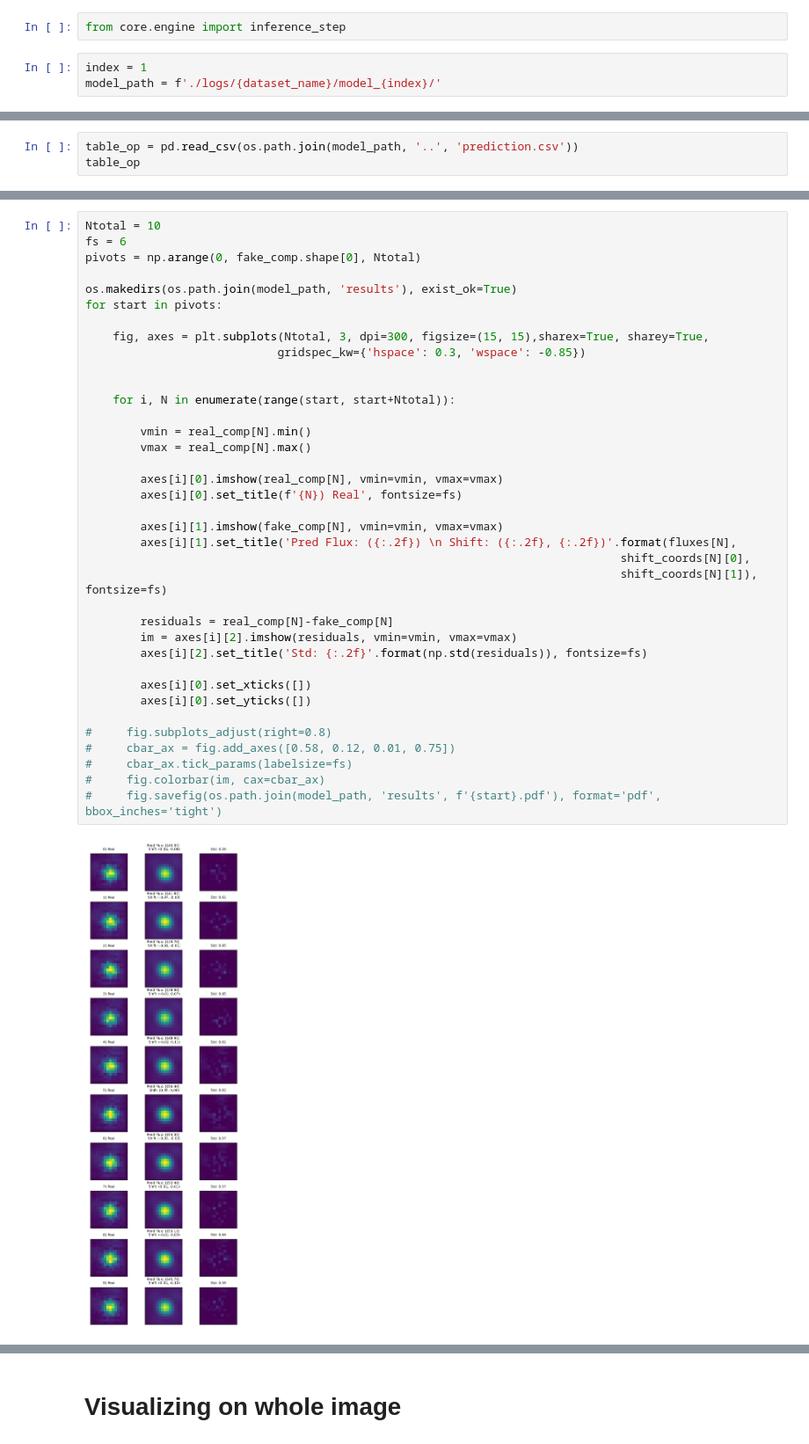
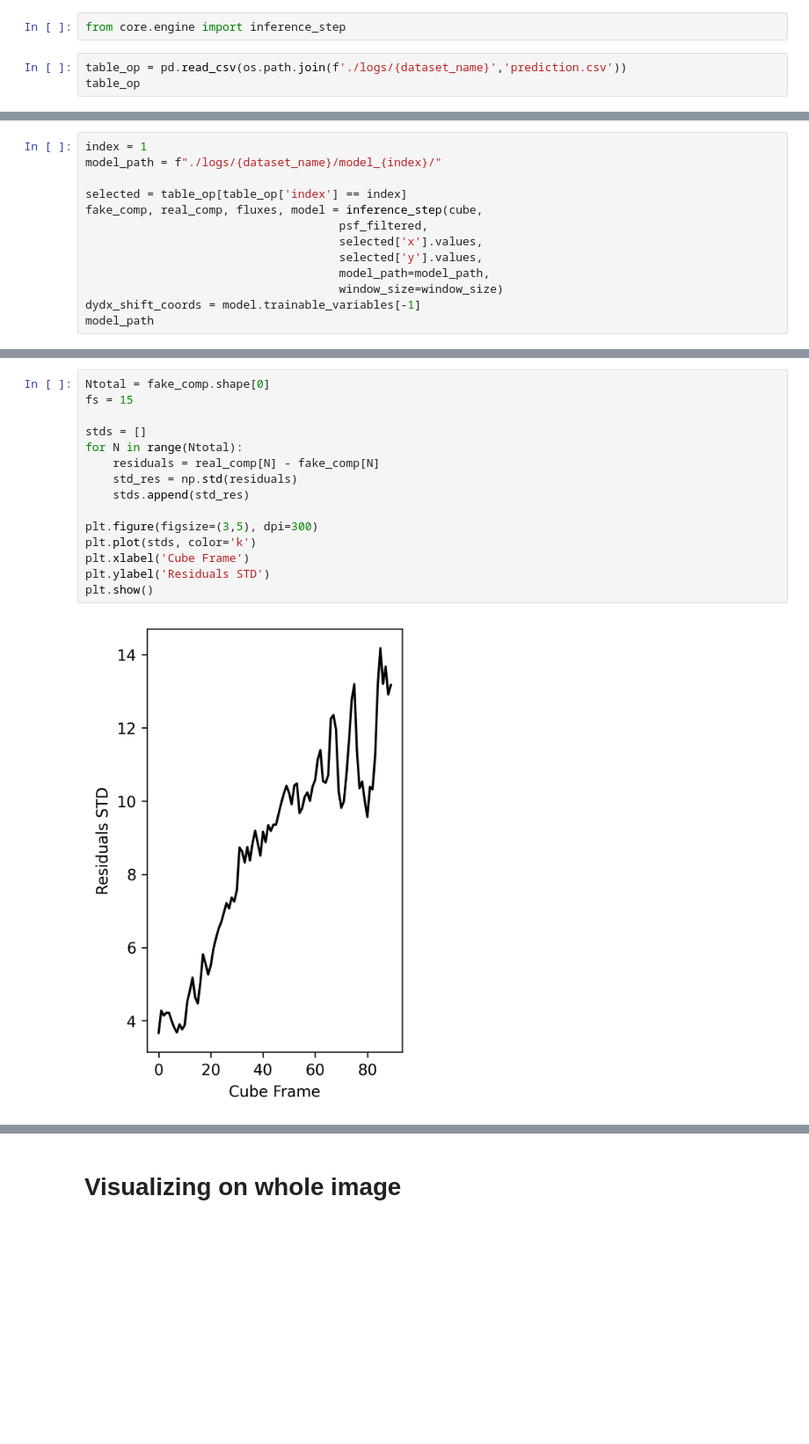
Before and after one commit to yemsnucleus/NEGFC, a Jupyter notebook: tutorial.ipynb, the cells around one changed output, grey strips where cells are left out. Shown at 88% size. Saved outputs shown, nothing was run; the diff lists cells and outputs as text; blank space fills up the shorter version.

```diff
--- a/tutorial.ipynb
+++ b/tutorial.ipynb
@@ -104,5 +122,5 @@ Wall time: 9min 12s
 # %%
 from core.engine import inference_step
 # %%
-index = 1
-model_path = f'./logs/{dataset_name}/model_{index}/'
+table_op = pd.read_csv(os.path.join(f'./logs/{dataset_name}','prediction.csv'))
+table_op
@@ -109,3 +131,0 @@ model_path = f'./logs/{dataset_name}/model_{index}/'
-# %%
-table_op = pd.read_csv(os.path.join(model_path, '..', 'prediction.csv'))
-table_op
@@ -140,0 +171,13 @@ shift_coords = model.trainable_variables[-1]
+# %%
+index = 1
+model_path = f"./logs/{dataset_name}/model_{index}/"
+
+selected = table_op[table_op['index'] == index]
+fake_comp, real_comp, fluxes, model = inference_step(cube,
+                                     psf_filtered,
+                                     selected['x'].values,
+                                     selected['y'].values,
+                                     model_path=model_path,
+                                     window_size=window_size)
+dydx_shift_coords = model.trainable_variables[-1]
+model_path
@@ -141,39 +203,17 @@ shift_coords = model.trainable_variables[-1]
 # %%
-Ntotal = 10
-fs = 6
-pivots = np.arange(0, fake_comp.shape[0], Ntotal)
+Ntotal = fake_comp.shape[0]
+fs = 15
 
-os.makedirs(os.path.join(model_path, 'results'), exist_ok=True)
-for start in pivots:
+stds = []
+for N in range(Ntotal):
+    residuals = real_comp[N] - fake_comp[N]
+    std_res = np.std(residuals)
+    stds.append(std_res)
 
-    fig, axes = plt.subplots(Ntotal, 3, dpi=300, figsize=(15, 15),sharex=True, sharey=True,
-                            gridspec_kw={'hspace': 0.3, 'wspace': -0.85})
-
-
-    for i, N in enumerate(range(start, start+Ntotal)):
-
-        vmin = real_comp[N].min()
-        vmax = real_comp[N].max()
-
-        axes[i][0].imshow(real_comp[N], vmin=vmin, vmax=vmax)
-        axes[i][0].set_title(f'{N}) Real', fontsize=fs)
-
-        axes[i][1].imshow(fake_comp[N], vmin=vmin, vmax=vmax)
-        axes[i][1].set_title('Pred Flux: ({:.2f}) \n Shift: ({:.2f}, {:.2f})'.format(fluxes[N],
-                                                                              shift_coords[N][0],
-                                                                              shift_coords[N][1]), fontsize=fs)
-
-        residuals = real_comp[N]-fake_comp[N]
-        im = axes[i][2].imshow(residuals, vmin=vmin, vmax=vmax)
-        axes[i][2].set_title('Std: {:.2f}'.format(np.std(residuals)), fontsize=fs)
-
-        axes[i][0].set_xticks([])
-        axes[i][0].set_yticks([])
-
-#     fig.subplots_adjust(right=0.8)
-#     cbar_ax = fig.add_axes([0.58, 0.12, 0.01, 0.75])
-#     cbar_ax.tick_params(labelsize=fs)
-#     fig.colorbar(im, cax=cbar_ax)
-#     fig.savefig(os.path.join(model_path, 'results', f'{start}.pdf'), format='pdf', bbox_inches='tight')
+plt.figure(figsize=(3,5), dpi=300)
+plt.plot(stds, color='k')
+plt.xlabel('Cube Frame')
+plt.ylabel('Residuals STD')
+plt.show()
 # %% [output]
-[figure, old version]
+[figure, new version]
```
Also changed, not shown: parts of 22 cells of this notebook, 7 other files.
